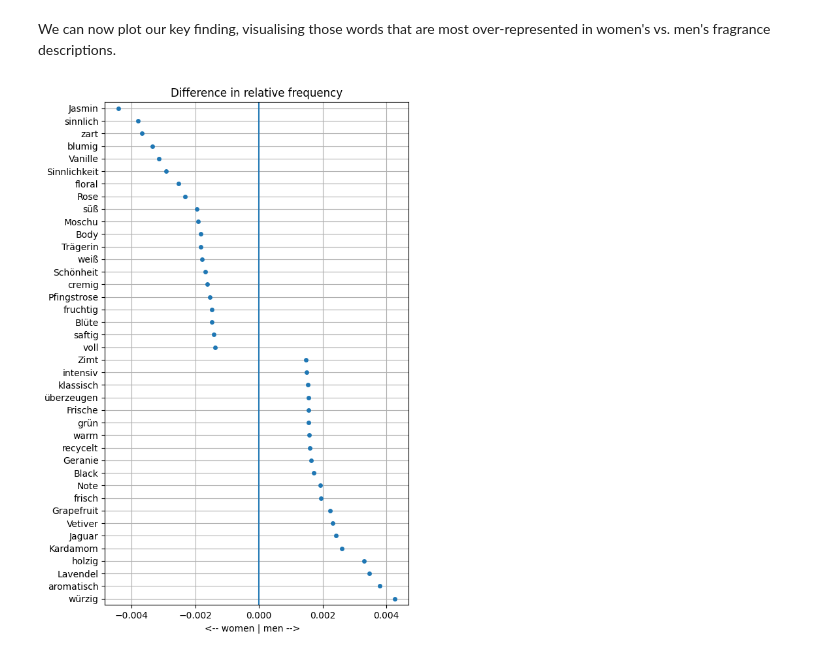
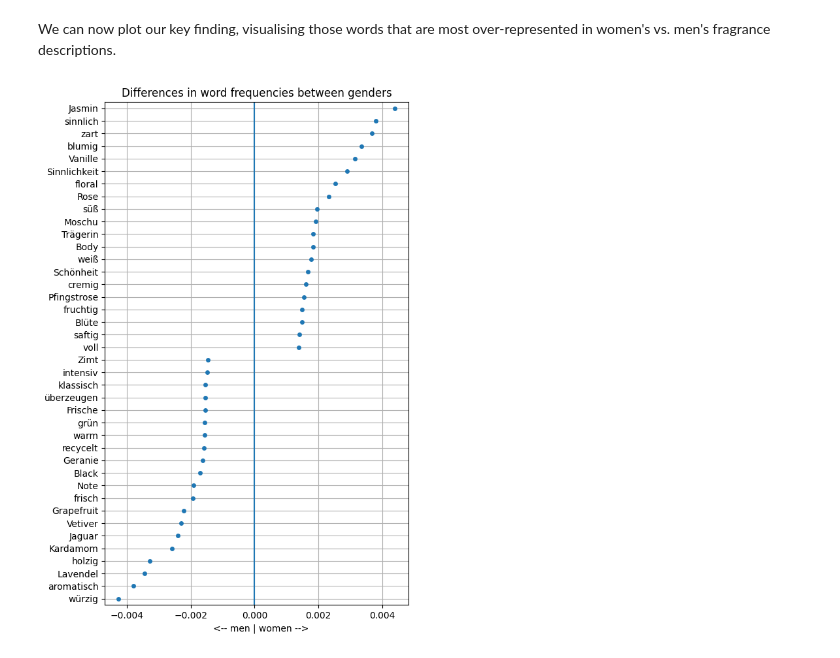
Before and after one commit to colinvn/perfumes-by-gender, a Jupyter notebook: perfumes.ipynb, the cells around one changed output. Cells and saved outputs as stored; diff of their text form; code cells hidden in the pictures.

Commit message:
updated word frequencies by gender

```diff
--- a/perfumes.ipynb
+++ b/perfumes.ipynb
@@ -478,7 +478,7 @@ dtm_women
 # %% [markdown]
 We can now compare which words are more frequently occurring in women's vs. men's fragrances, see the `delta`.
 # %%
-dtm = pd.merge(dtm_men, dtm_women, on='lemma', how='outer', suffixes=('_men', '_women')).fillna(0)
-dtm["delta"] = dtm.relative_men - dtm.relative_women
+dtm = pd.merge(dtm_women, dtm_men, on='lemma', how='outer', suffixes=('_women', '_men')).fillna(0)
+dtm["delta"] = dtm.relative_women - dtm.relative_men
 dtm.sort_values("delta")
 # %% [output]
@@ -506,7 +506,7 @@ words_terminology = ["Parfum", "Eau", "de", "Toilette", "After", "Shave"] # acco
 words_brands = ["Betty", "Barclay", "Christina", "for"] # frequent words stemming for specific brand or product names
 more_exclusions = words_genders + words_terminology + words_brands
 counter = 20 # how many words for each gender?
-dtm_mask = dtm[["lemma", "delta"]].query("lemma not in @more_exclusions").sort_values("delta")
+dtm_mask = dtm[["lemma", "delta"]].query("lemma not in @more_exclusions").sort_values("delta", ascending=False)
 dtm_plot = pd.concat(
     [dtm_mask[:counter],
      dtm_mask[-counter:]],
@@ -538,11 +538,13 @@ We can now plot our key finding, visualising those words that are most over-repr
 # %%
 fig, ax = plt.subplots(figsize=(6, 10))
 sns.swarmplot(data = dtm_plot, x = "delta", y = "lemma")
 ax.axvline(0)
 ax.set_ylabel("")
-ax.set_xlabel("<-- women | men -->"+" "*3)
-ax.set_title("Difference in relative frequency")
+ax.set_xlabel(" "*3 # for horizontal shift of the label
+              + "<-- men | women -->")
+ax.set_title("Differences in word frequencies between genders")
 plt.grid()
+plt.savefig("plots/word_frequencies.png")
 plt.show()
 # %% [output]
-[figure, old version]
+[figure, new version]
```
Also changed, not shown: parts of 2 cells of this notebook, 3 other files.
